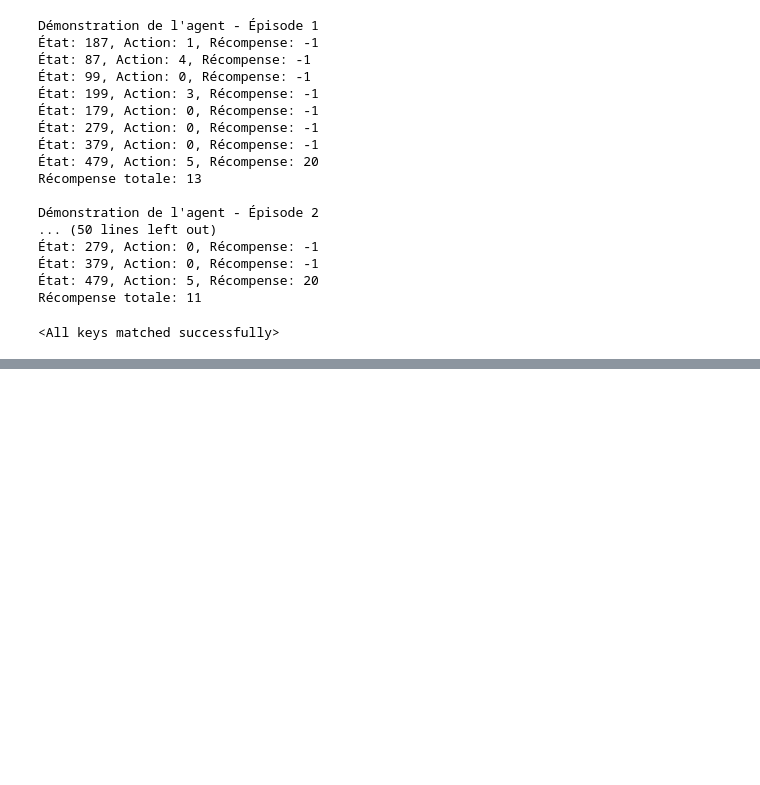
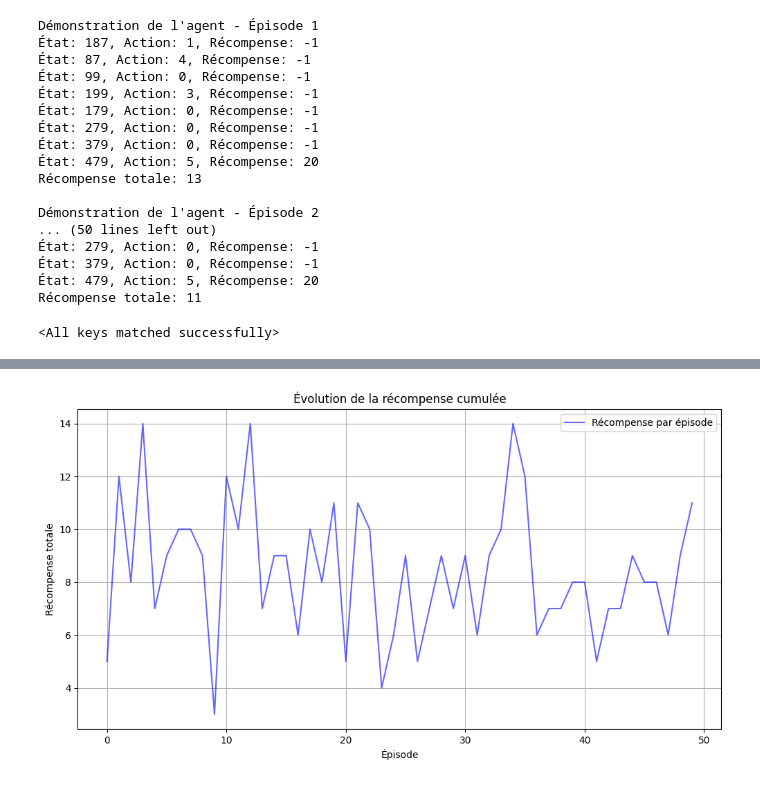
Before and after one commit to Gurkan-Taner/Taxi-v3-Solver, a Jupyter notebook: algos/DQLearning/dq_learning.ipynb, the cells around one changed output, grey strips where cells are left out. Saved outputs shown, nothing was run; the diff lists cells and outputs as text; code cells hidden in the pictures; blank space fills up the shorter version.

```diff
--- a/algos/DQLearning/dq_learning.ipynb
+++ b/algos/DQLearning/dq_learning.ipynb
@@ -154,15 +154,18 @@ plt.show()
 [figure]
 # %%
 def demonstrate_agent(episodes=5):
-    env = gym.make("Taxi-v3", render_mode="human")
+    env = gym.make("Taxi-v3")
+    total_steps = []
+    total_rewards = []
 
     for ep in range(episodes):
         state, _ = env.reset()
         total_reward = 0
+        total_step = 0
         done = False
         truncated = False
-        print(f"\nDémonstration de l'agent - Épisode {ep+1}")
         env.render()
+
 
         while not (done or truncated):
             state_tensor = state_to_tensor(state).unsqueeze(0)
@@ -172,12 +175,14 @@ def demonstrate_agent(episodes=5):
 
             next_state, reward, done, truncated, _ = env.step(action)
             total_reward += reward
-
-            print(f"État: {state}, Action: {action}, Récompense: {reward}")
+            total_step += 1
 
             state = next_state
 
-        print(f"Récompense totale: {total_reward}")
+        total_steps.append(total_step)
+        total_rewards.append(total_reward)
+
+    return total_steps, total_rewards
 # %%
 demonstrate_agent()
 # %% [output]
@@ -220,0 +225,13 @@ Error:
+# %%
+total_steps, total_rewards = demonstrate_agent(episodes=50)
+# %%
+plt.figure(figsize=(12, 6))
+plt.plot(total_rewards, label="Récompense par épisode", color='blue', alpha=0.6)
+plt.title("Évolution de la récompense cumulée")
+plt.xlabel("Épisode")
+plt.ylabel("Récompense totale")
+plt.grid(True)
+plt.legend()
+plt.show()
+# %% [output]
+[figure, added]
```
Also changed, not shown: parts of 4 cells of this notebook.
